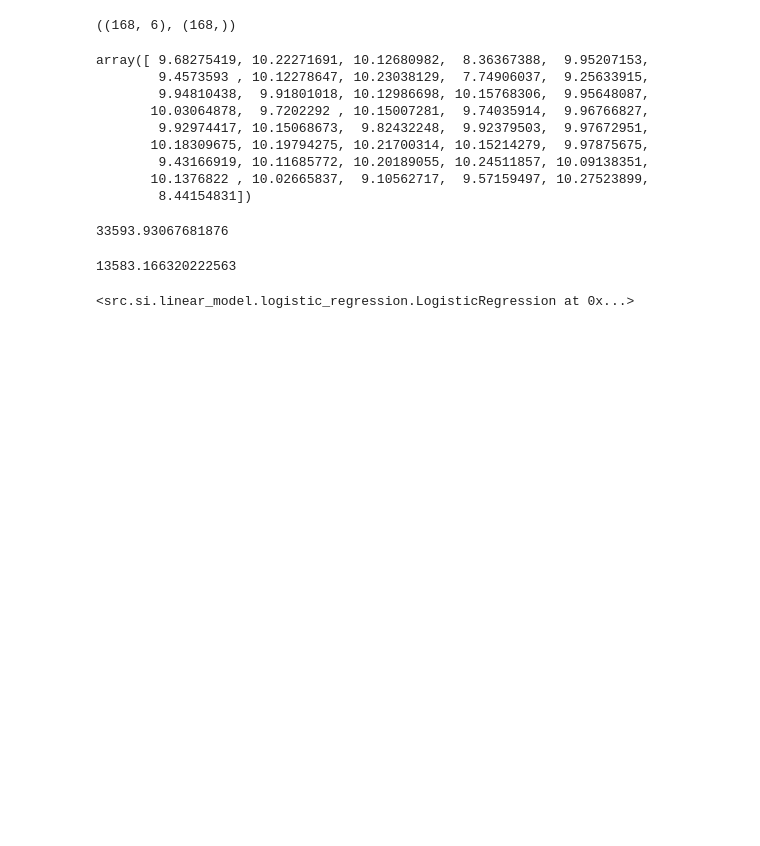
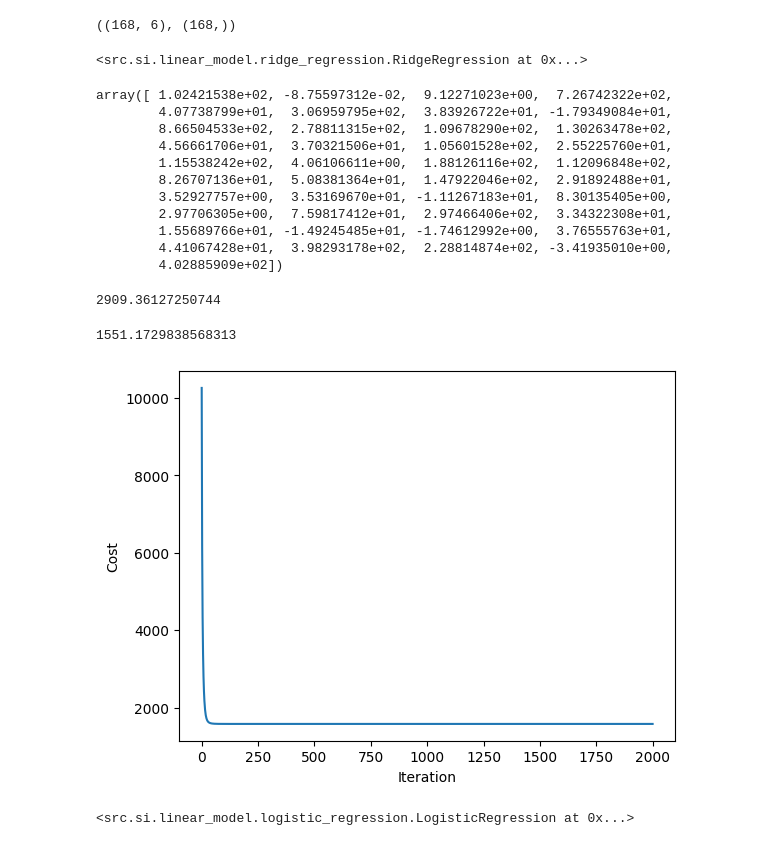
Before and after one commit to beach-fossils/machine_learning, a Jupyter notebook: avaliacao/avaliacao_Ridge_Logistic_regr.ipynb, the cells around one changed output. Saved outputs shown, nothing was run; the diff lists cells and outputs as text; code cells hidden in the pictures; blank space fills up the shorter version.

Commit message:
[ADD] cost function plot added

```diff
--- a/avaliacao/avaliacao_Ridge_Logistic_regr.ipynb
+++ b/avaliacao/avaliacao_Ridge_Logistic_regr.ipynb
@@ -21,28 +21,36 @@ cpu_train.X.shape, cpu_train.y.shape
 # %% [output]
 ((168, 6), (168,))
 # %%
-ridge_regression = RidgeRegression(alpha=0.1)
+ridge_regression = RidgeRegression(alpha=0.1, max_iter=2000)
 ridge_regression.fit(cpu_train)
+# %% [output]
+<src.si.linear_model.ridge_regression.RidgeRegression at 0x...>
 # %%
 ridge_regression.predict(cpu_test)
 # %% [output]
-array([ 9.68275419, 10.22271691, 10.12680982,  8.36367388,  9.95207153,
-        9.4573593 , 10.12278647, 10.23038129,  7.74906037,  9.25633915,
-        9.94810438,  9.91801018, 10.12986698, 10.15768306,  9.95648087,
-       10.03064878,  9.7202292 , 10.15007281,  9.74035914,  9.96766827,
-        9.92974417, 10.15068673,  9.82432248,  9.92379503,  9.97672951,
-       10.18309675, 10.19794275, 10.21700314, 10.15214279,  9.97875675,
-        9.43166919, 10.11685772, 10.20189055, 10.24511857, 10.09138351,
-       10.1376822 , 10.02665837,  9.10562717,  9.57159497, 10.27523899,
-        8.44154831])
+array([ 1.02421538e+02, -8.75597312e-02,  9.12271023e+00,  7.26742322e+02,
+        4.07738799e+01,  3.06959795e+02,  3.83926722e+01, -1.79349084e+01,
+        8.66504533e+02,  2.78811315e+02,  1.09678290e+02,  1.30263478e+02,
+        4.56661706e+01,  3.70321506e+01,  1.05601528e+02,  2.55225760e+01,
+        1.15538242e+02,  4.06106611e+00,  1.88126116e+02,  1.12096848e+02,
+        8.26707136e+01,  5.08381364e+01,  1.47922046e+02,  2.91892488e+01,
+        3.52927757e+00,  3.53169670e+01, -1.11267183e+01,  8.30135405e+00,
+        2.97706305e+00,  7.59817412e+01,  2.97466406e+02,  3.34322308e+01,
+        1.55689766e+01, -1.49245485e+01, -1.74612992e+00,  3.76555763e+01,
+        4.41067428e+01,  3.98293178e+02,  2.28814874e+02, -3.41935010e+00,
+        4.02885909e+02])
 # %%
 ridge_regression.score(cpu_test)
 # %% [output]
-33593.93067681876
+2909.36127250744
 # %%
 ridge_regression.score(cpu_train)
 # %% [output]
-13583.166320222563
+1551.1729838568313
+# %%
+ridge_regression.cost_function_plot()
+# %% [output]
+[figure, added]
 # %%
 # Agora será testado o LogisticRegression
 from src.si.linear_model.logistic_regression import LogisticRegression
```
Also changed, not shown: parts of 2 cells of this notebook, 2 other files.
